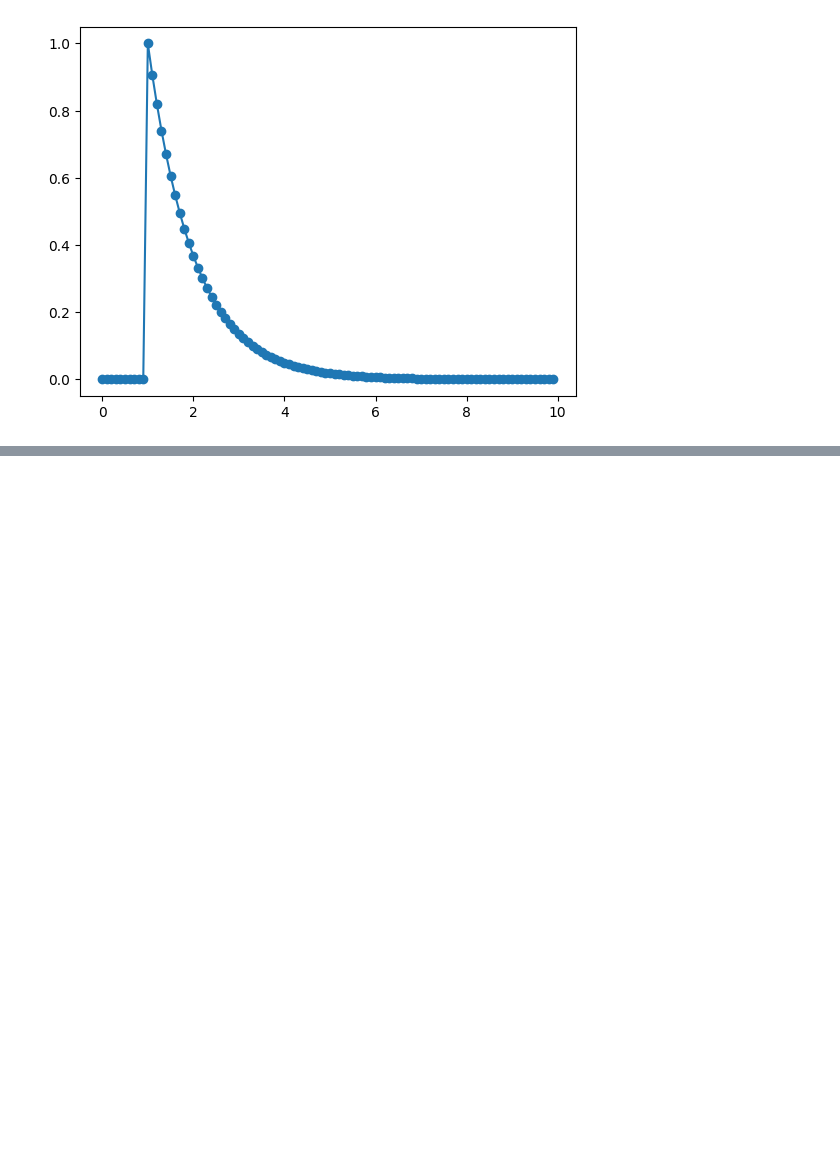
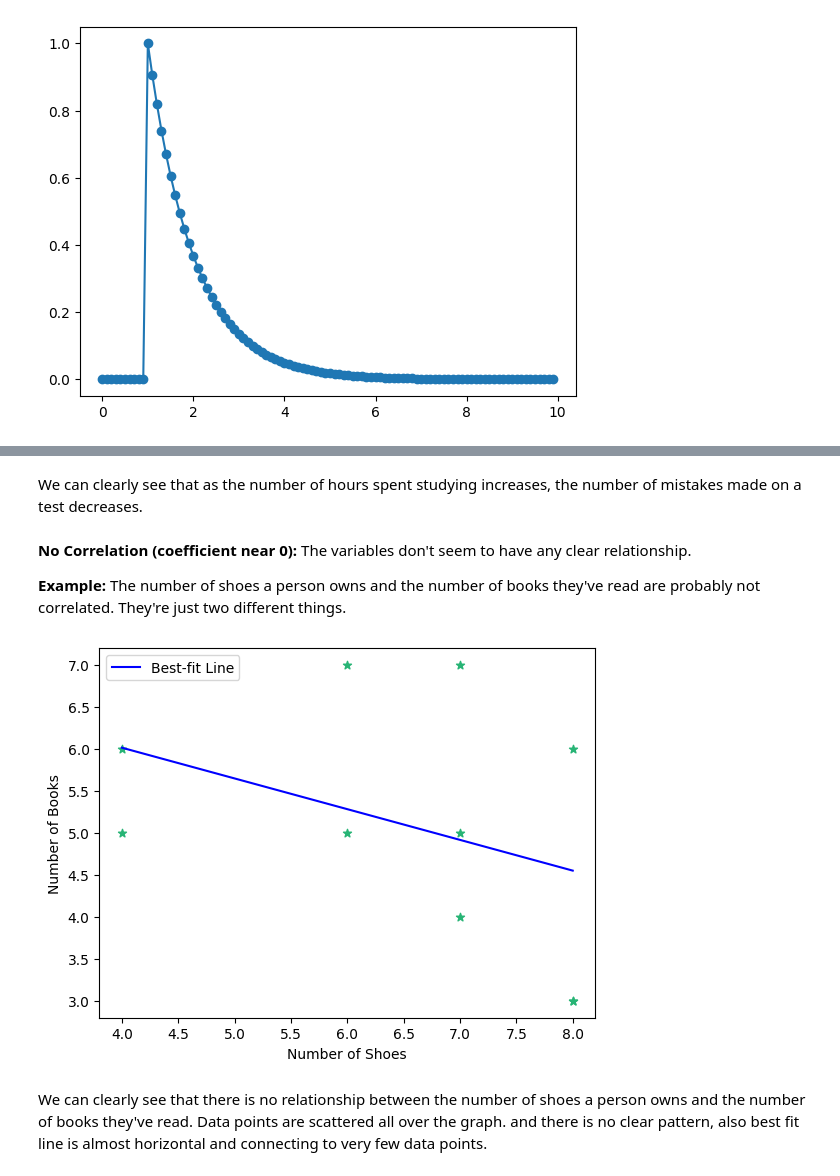
Before and after one commit to kumarkarna2/EDA_Notebooks, a Jupyter notebook: Stats.ipynb, the cells around one changed output, grey strips where cells are left out. Drawn from its saved outputs; the diff is of its cells as text; code cells hidden in the pictures; blank space fills up the shorter version.

```diff
--- a/Stats.ipynb
+++ b/Stats.ipynb
@@ -579,0 +641,28 @@ plt.show()
+# %% [markdown]
+We can clearly see that as the number of hours spent studying increases, the number of mistakes made on a test decreases.
+# %% [markdown]
+**No Correlation (coefficient near 0):** The variables don't seem to have any clear relationship.
+
+**Example:** The number of shoes a person owns and the number of books they've read are probably not correlated. They're just two different things.
+# %%
+number_of_shoes = np.random.randint(4,10,10)
+number_of_books = np.random.randint(2,8,10)
+
+# Calculate the best-fit line (linear regression)
+slope, intercept = np.polyfit(number_of_shoes, number_of_books, 1)
+
+# Create x values for the line plot
+x_line = np.array([min(number_of_shoes), max(number_of_shoes)])
+y_line = slope * x_line + intercept
+
+# Plot everything
+plt.scatter(number_of_shoes, number_of_books, c="#27b475", marker="*")
+plt.plot(x_line, y_line, c="b", label="Best-fit Line")
+plt.xlabel("Number of Shoes")
+plt.ylabel("Number of Books")
+plt.legend()
+plt.show()
+# %% [output]
+[figure, added]
+# %% [markdown]
+We can clearly see that there is no relationship between the number of shoes a person owns and the number of books they've read. Data points are scattered all over the graph. and there is no clear pattern, also best fit line is almost horizontal and connecting to very few data points.
```
Also changed, not shown: parts of 25 cells of this notebook, 1 other file.
